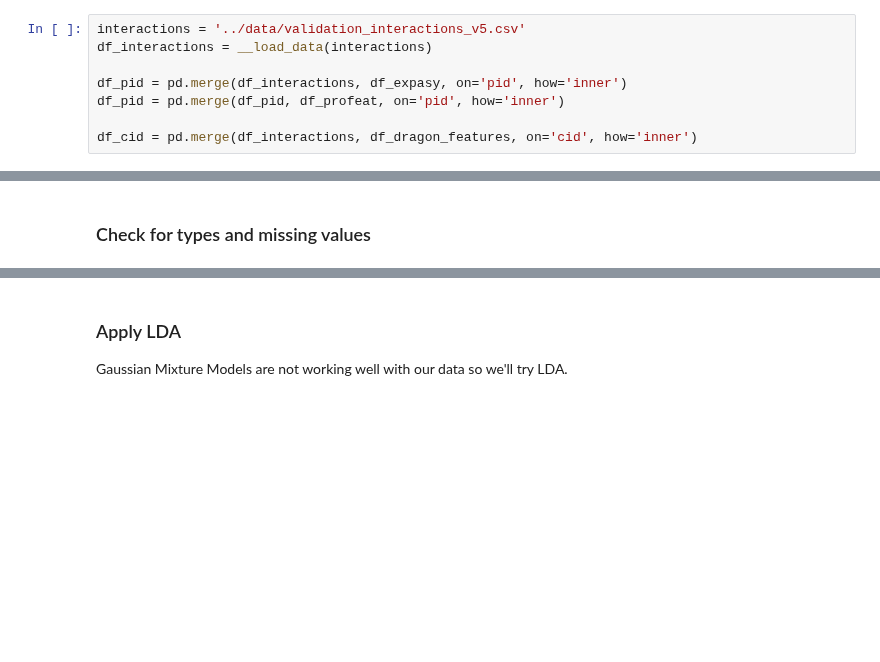
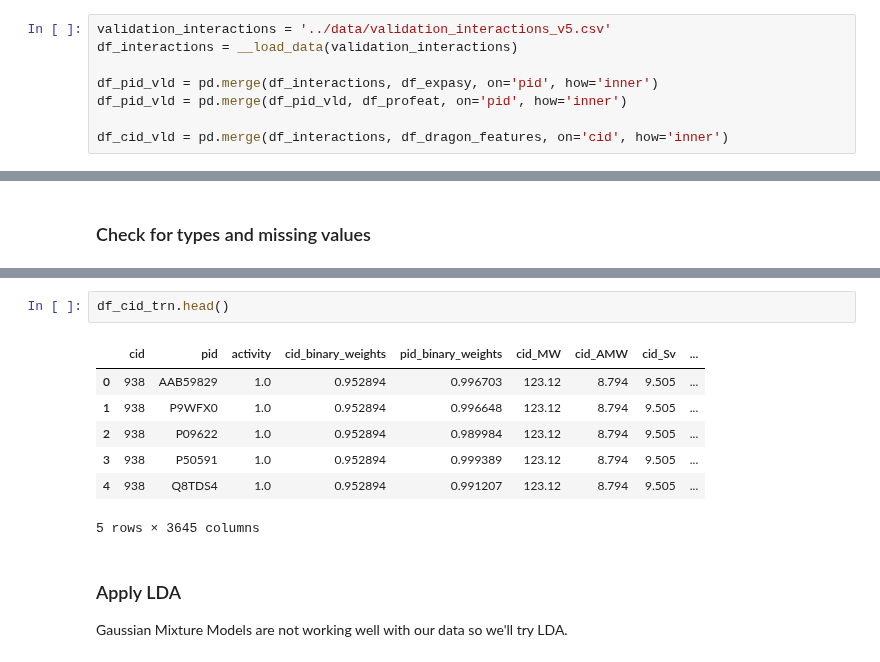
Before and after one commit to BrianDavisMath/FDA-COVID19, a Jupyter notebook: notebooks/K-L Divergence and GMM.ipynb, the cells around one changed output, grey strips where cells are left out. Drawn from its saved outputs; the diff is of its cells as text; blank space fills up the shorter version.

```diff
--- a/notebooks/K-L Divergence and GMM.ipynb
+++ b/notebooks/K-L Divergence and GMM.ipynb
@@ -153,13 +153,13 @@ number of rows remaining, without NaNs: 4,161
 
 This yields a set of CID features and a set of PID features.
 # %%
-interactions = '../data/validation_interactions_v5.csv'
-df_interactions = __load_data(interactions)
+validation_interactions = '../data/validation_interactions_v5.csv'
+df_interactions = __load_data(validation_interactions)
 
-df_pid = pd.merge(df_interactions, df_expasy, on='pid', how='inner')
-df_pid = pd.merge(df_pid, df_profeat, on='pid', how='inner')
+df_pid_vld = pd.merge(df_interactions, df_expasy, on='pid', how='inner')
+df_pid_vld = pd.merge(df_pid_vld, df_profeat, on='pid', how='inner')
 
-df_cid = pd.merge(df_interactions, df_dragon_features, on='cid', how='inner')
+df_cid_vld = pd.merge(df_interactions, df_dragon_features, on='cid', how='inner')
 # %% [output]
 Number of rows: 7,972
 Number of columns: 5
@@ -230,3 +279,13 @@ df_pid.head()
+# %%
+df_cid_trn.head()
+# %% [output]
+|  | cid | pid | activity | cid_binary_weights | pid_binary_weights | cid_MW | cid_AMW | cid_Sv | ... |
+| 0 | 938 | AAB59829 | 1.0 | 0.952894 | 0.996703 | 123.12 | 8.794 | 9.505 | ... |
+| 1 | 938 | P9WFX0 | 1.0 | 0.952894 | 0.996648 | 123.12 | 8.794 | 9.505 | ... |
+| 2 | 938 | P09622 | 1.0 | 0.952894 | 0.989984 | 123.12 | 8.794 | 9.505 | ... |
+| 3 | 938 | P50591 | 1.0 | 0.952894 | 0.999389 | 123.12 | 8.794 | 9.505 | ... |
+| 4 | 938 | Q8TDS4 | 1.0 | 0.952894 | 0.991207 | 123.12 | 8.794 | 9.505 | ... |
+5 rows × 3645 columns
 # %% [markdown]
 ### Apply LDA
 
```
Also changed, not shown: parts of 35 cells of this notebook.
